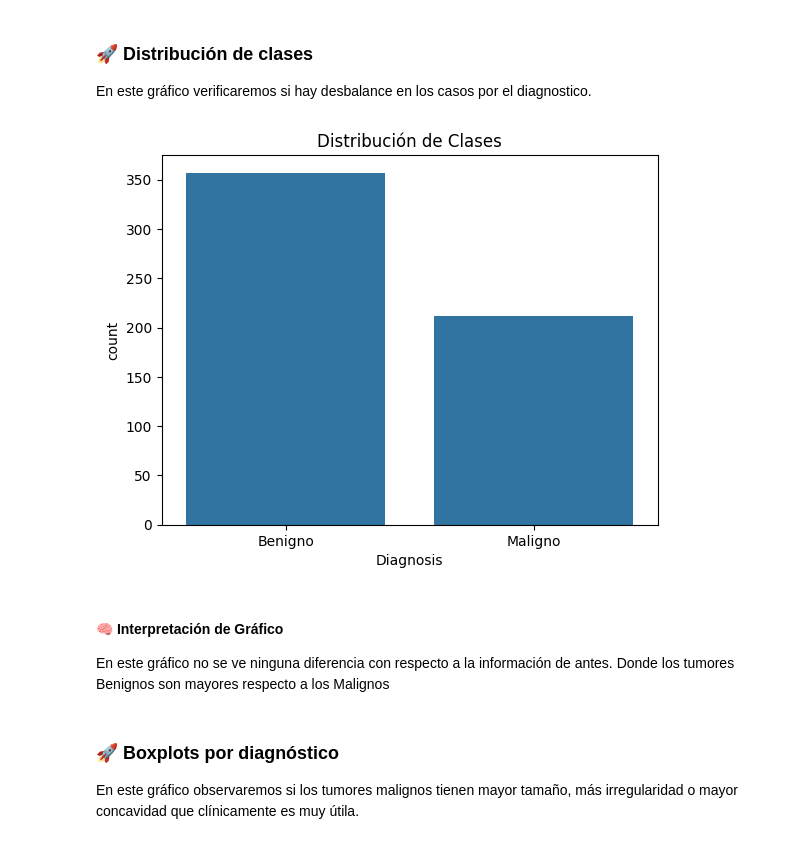
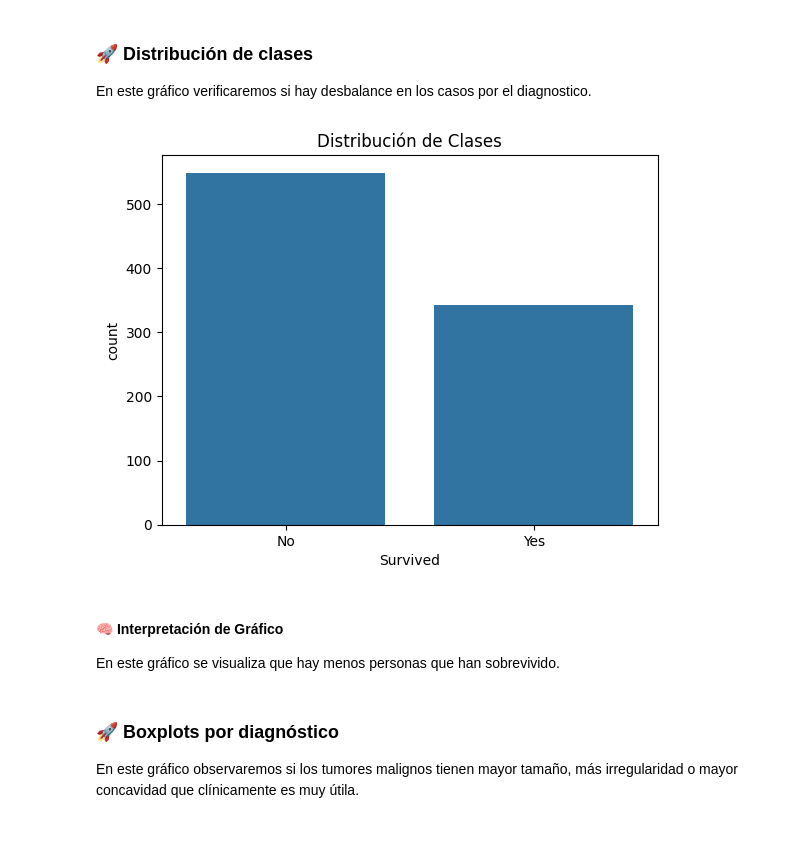
Before and after one commit to ChrisJavier/UIDE_2-WorkGroupDataScienceTools, a Jupyter notebook: Week02/src/HDCGD_CP_W2_E2_PT2.ipynb, the cells around one changed output. Saved outputs shown, nothing was run; the diff lists cells and outputs as text; code cells hidden in the pictures.

Commit message:
CCA Se termina el proyecto con Titanic

```diff
--- a/Week02/src/HDCGD_CP_W2_E2_PT2.ipynb
+++ b/Week02/src/HDCGD_CP_W2_E2_PT2.ipynb
@@ -55,26 +41,26 @@ Requirement already satisfied: six>=1.5 in /usr/local/lib/python3.12/dist-packag
  # importacion de la libreria os que permite interactuar con el sistema operativo (archivos y rutas)
 
 import os
+import numpy as np
 import pandas as pd
 import matplotlib.pyplot as plt
 import seaborn as sns
-from ucimlrepo import fetch_ucirepo
 
-# fetch dataset
-breast_cancer_wisconsin_diagnostic = fetch_ucirepo(id=17)
 
-# Dataset para empezar el analisis
-df = breast_cancer_wisconsin_diagnostic.data.original
+# Define el nombre del archivo comprimido que se descargará
+population_file_path = 'titanic.csv'
 
-# Mapeo de valores
-mapeo = {
-    'M': 1, # Maligno
-    'B': 0 # Benigno
-}
+# Descarga el archivo CSV
 
-# Reemplazo de valores
-df.Diagnosis = df.Diagnosis.map(mapeo)
+if not os.path.exists(population_file_path):
+  !wget --timeout=15 --tries=2 'https://raw.githubusercontent.com/ChrisJavier/UIDE_2-WorkGroupDataScienceTools/refs/heads/main/Week01/doc/titanic.csv' -O '{population_file_path}'
+
+# Leer el archivo CSV
+df = pd.read_csv(population_file_path)
+
+# Ver las primeras filas del conjunto de datos
+print(df.head())
 
 # Conteo de datos en el dataset
-df.Diagnosis.value_counts()
+df.value_counts()
 # %% [output]
@@ -125,9 +142,3 @@ memory usage: 142.4 KB
 ## 🚀 Eliminación de columnas innecesarias
 # %% [markdown]
 🔍 Eliminación  de la primera columna y validacion de datos perdidos
-# %%
-# Eliminamos la columna ID porque no se va utilizar para el analisis
-df = df.drop("ID", axis=1)
-
-# Visualizacion de los nuevos datos
-df.info()
@@ -307,21 +315,21 @@ En este gráfico verificaremos si hay desbalance en los casos por el diagnostico
 # %%
 # Veremos un gráfico de los casos (Conteo automático)
 ax = sns.countplot(
     data=df,
-    x="Diagnosis"
+    x="Survived"
 )
 
 # Cambiar etiquetas del eje X
-ax.set_xticklabels(["Benigno", "Maligno"])
+ax.set_xticklabels(["No", "Yes"])
 
 plt.title("Distribución de Clases")
 plt.show()
 # %% [output]
-[figure, old version]
+[figure, new version]
-# %% [markdown]
-#### 🧠 Interpretación de Gráfico
-
-En este gráfico no se ve ninguna diferencia con respecto a la información de antes. Donde los tumores Benignos son mayores respecto a los Malignos
+# %% [markdown]
+#### 🧠 Interpretación de Gráfico
+
+En este gráfico  se visualiza que hay menos personas que han sobrevivido.
 # %% [markdown]
 ### 🚀 Boxplots por diagnóstico
 
```
Also changed, not shown: parts of 74 cells of this notebook.
